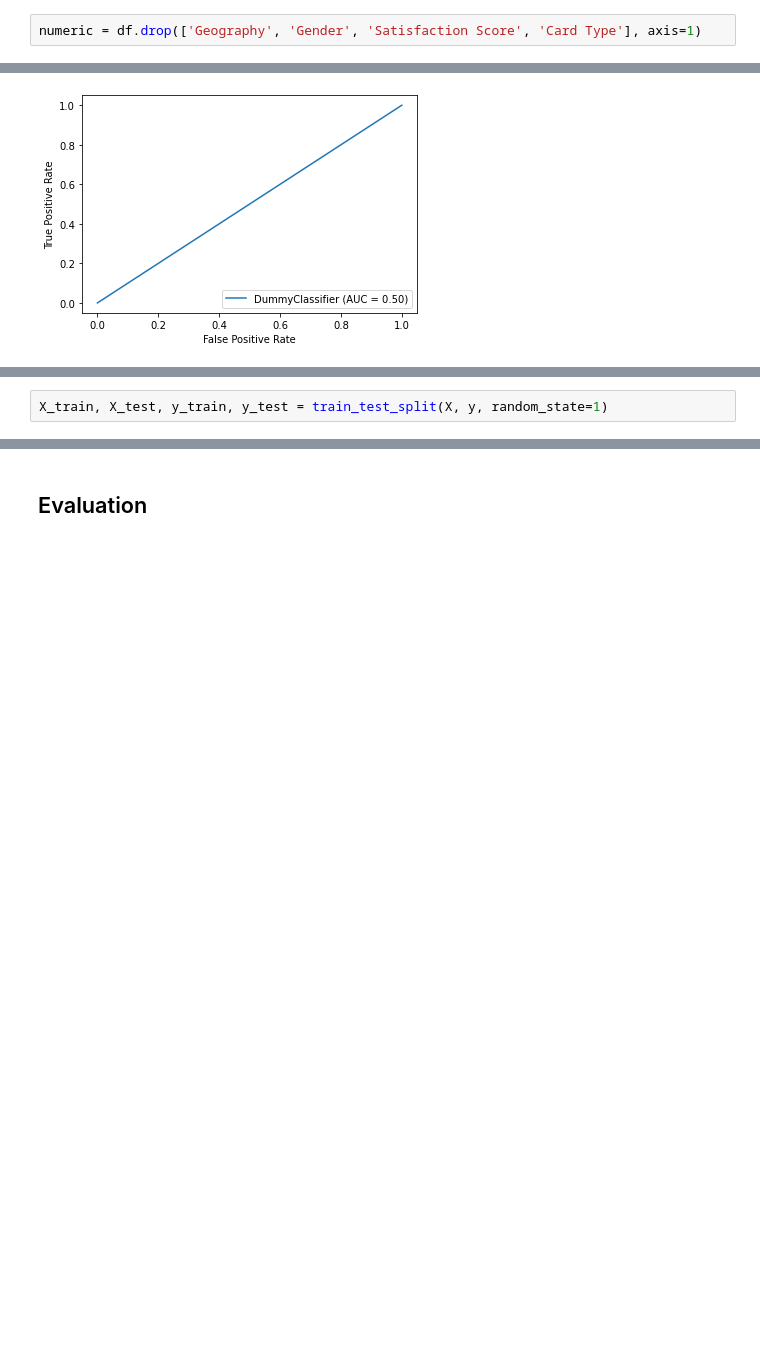
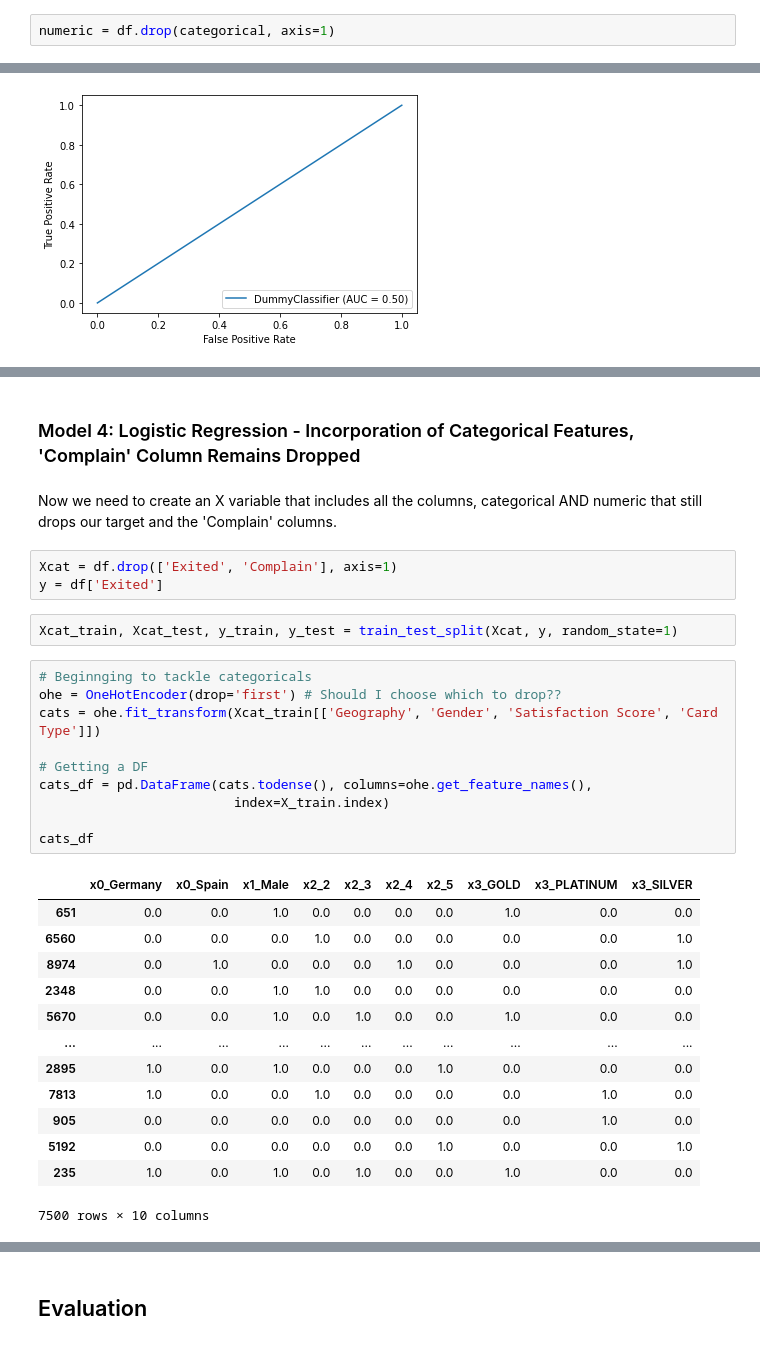
Before and after one commit to SamBen804/Bank_Customer_Churn_Analysis, a Jupyter notebook: Final_Notebook.ipynb, the cells around one changed output, grey strips where cells are left out. Saved outputs shown, nothing was run; the diff lists cells and outputs as text; blank space fills up the shorter version.

```diff
--- a/Final_Notebook.ipynb
+++ b/Final_Notebook.ipynb
@@ -305,5 +305,5 @@ categorical = df[['Geography', 'Gender', 'Satisfaction Score', 'Card Type']]
 # %%
-numeric = df.drop(['Geography', 'Gender', 'Satisfaction Score', 'Card Type'], axis=1)
+numeric = df.drop(categorical, axis=1)
 # %%
 numeric.head()
 # %% [output]
@@ -561,2 +373,0 @@ NameError: name 'df_cat' is not defined
-# %%
-X_train, X_test, y_train, y_test = train_test_split(X, y, random_state=1)
@@ -642,0 +563,33 @@ lr.score(X_train_df, y_train)
+# %% [markdown]
+### Model 4: Logistic Regression - Incorporation of Categorical Features, 'Complain' Column Remains Dropped
+# %% [markdown]
+Now we need to create an X variable that includes all the columns, categorical AND numeric that still drops our target and the 'Complain' columns.
+# %%
+Xcat = df.drop(['Exited', 'Complain'], axis=1)
+y = df['Exited']
+# %%
+Xcat_train, Xcat_test, y_train, y_test = train_test_split(Xcat, y, random_state=1)
+# %%
+# Beginnging to tackle categoricals
+ohe = OneHotEncoder(drop='first') # Should I choose which to drop??
+cats = ohe.fit_transform(Xcat_train[['Geography', 'Gender', 'Satisfaction Score', 'Card Type']])
+
+# Getting a DF
+cats_df = pd.DataFrame(cats.todense(), columns=ohe.get_feature_names(),
+                         index=X_train.index)
+
+cats_df
+# %% [output]
+|  | x0_Germany | x0_Spain | x1_Male | x2_2 | x2_3 | x2_4 | x2_5 | x3_GOLD | x3_PLATINUM | x3_SILVER |
+| 651 | 0.0 | 0.0 | 1.0 | 0.0 | 0.0 | 0.0 | 0.0 | 1.0 | 0.0 | 0.0 |
+| 6560 | 0.0 | 0.0 | 0.0 | 1.0 | 0.0 | 0.0 | 0.0 | 0.0 | 0.0 | 1.0 |
+| 8974 | 0.0 | 1.0 | 0.0 | 0.0 | 0.0 | 1.0 | 0.0 | 0.0 | 0.0 | 1.0 |
+| 2348 | 0.0 | 0.0 | 1.0 | 1.0 | 0.0 | 0.0 | 0.0 | 0.0 | 0.0 | 0.0 |
+| 5670 | 0.0 | 0.0 | 1.0 | 0.0 | 1.0 | 0.0 | 0.0 | 1.0 | 0.0 | 0.0 |
+| ... | ... | ... | ... | ... | ... | ... | ... | ... | ... | ... |
+| 2895 | 1.0 | 0.0 | 1.0 | 0.0 | 0.0 | 0.0 | 1.0 | 0.0 | 0.0 | 0.0 |
+| 7813 | 1.0 | 0.0 | 0.0 | 1.0 | 0.0 | 0.0 | 0.0 | 0.0 | 1.0 | 0.0 |
+| 905 | 0.0 | 0.0 | 0.0 | 0.0 | 0.0 | 0.0 | 0.0 | 0.0 | 1.0 | 0.0 |
+| 5192 | 0.0 | 0.0 | 0.0 | 0.0 | 0.0 | 0.0 | 1.0 | 0.0 | 0.0 | 1.0 |
+| 235 | 1.0 | 0.0 | 1.0 | 0.0 | 1.0 | 0.0 | 0.0 | 1.0 | 0.0 | 0.0 |
+7500 rows × 10 columns
```
Also changed, not shown: parts of 144 cells of this notebook.
